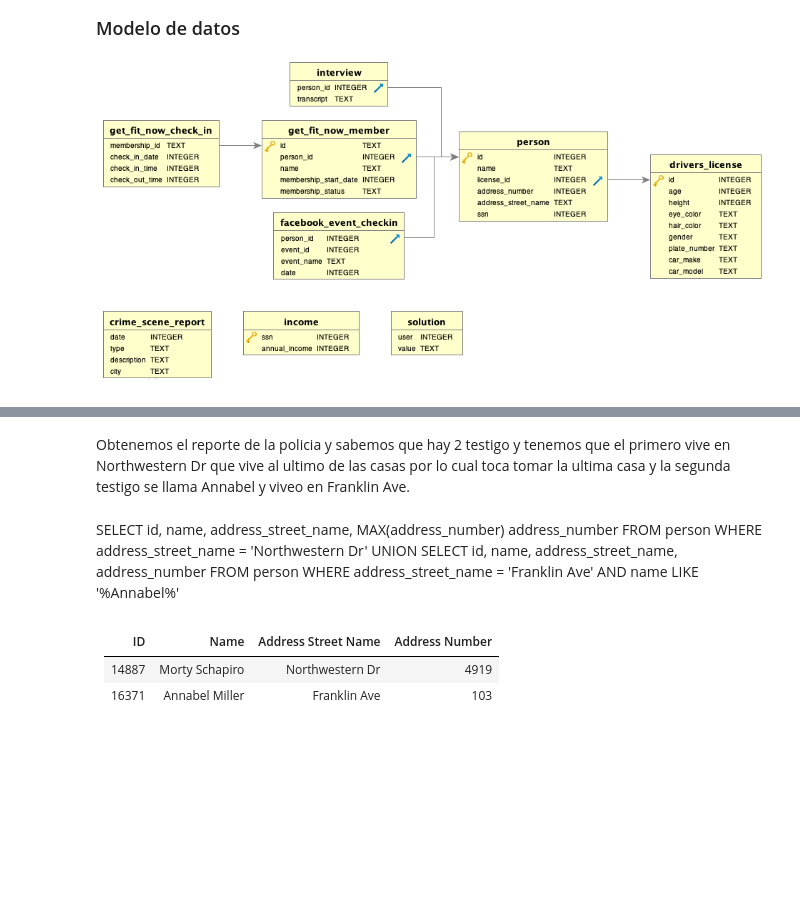
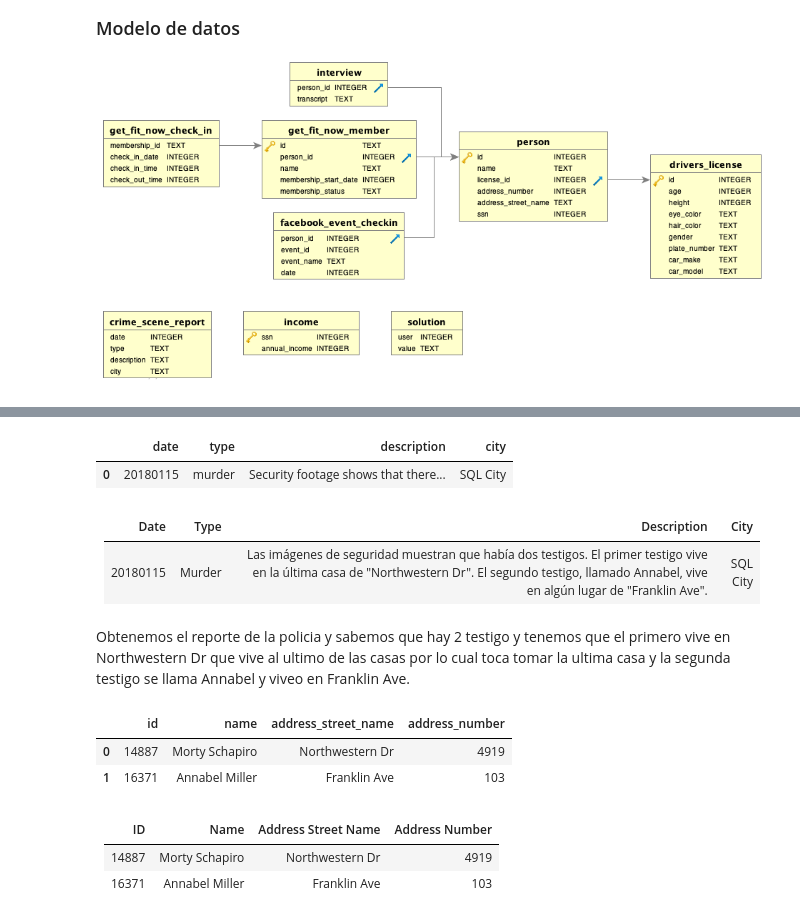
Before and after one commit to rafaneda7/Team-Challenge---Team-Nancy-Drew, a Jupyter notebook: Parte_I_SQL Game.ipynb, the cells around one changed output, grey strips where cells are left out. Drawn from its saved outputs; the diff is of its cells as text; code cells hidden in the pictures; blank space fills up the shorter version.

Commit message:
SQL Crime
Ultimas modificaciones

```diff
--- a/Parte_I_SQL Game.ipynb
+++ b/Parte_I_SQL Game.ipynb
@@ -39,14 +38,41 @@ AND type = 'murder'
+# %%
+query = '''
+SELECT *
+FROM crime_scene_report
+WHERE date = '20180115'
+AND city = 'SQL City'
+AND type = 'murder';
+'''
+
+df = pd.read_sql(query, conn)
+df
+# %% [output]
+|  | date | type | description | city |
+| 0 | 20180115 | murder | Security footage shows that there... | SQL City |
+# %% [markdown]
+| Date       | Type   | Description                                                                                                  | City     |
+|------------|--------|--------------------------------------------------------------------------------------------------------------|----------|
+| 20180115   | Murder | Las imágenes de seguridad muestran que había dos testigos. El primer testigo vive en la última casa de "Northwestern Dr". El segundo testigo, llamado Annabel, vive en algún lugar de "Franklin Ave". | SQL City |
 # %% [markdown]
 Obtenemos el reporte de la policia y sabemos que hay 2 testigo y tenemos que el primero vive en Northwestern Dr que vive al ultimo de las casas por lo cual toca tomar la ultima casa y la segunda testigo se llama Annabel y viveo en Franklin Ave.
-# %% [markdown]
-SELECT id, name, address_street_name, MAX(address_number) address_number
-FROM person
-WHERE address_street_name = 'Northwestern Dr'
-UNION
-SELECT id, name, address_street_name, address_number
-FROM person
-WHERE address_street_name = 'Franklin Ave'
-AND name LIKE '%Annabel%'
+# %%
+query = """
+SELECT id, name, address_street_name, MAX(address_number) address_number
+FROM person
+WHERE address_street_name = 'Northwestern Dr'
+UNION
+SELECT id, name, address_street_name, address_number
+FROM person
+WHERE address_street_name = 'Franklin Ave'
+AND name LIKE '%Annabel%';
+"""
+
+df = pd.read_sql(query, conn)
+df
+# %% [output]
+|  | id | name | address_street_name | address_number |
+| 0 | 14887 | Morty Schapiro | Northwestern Dr | 4919 |
+| 1 | 16371 | Annabel Miller | Franklin Ave | 103 |
 # %% [markdown]
 | ID     | Name            | Address Street Name | Address Number |
 |--------|-----------------|---------------------|----------------|
```
Also changed, not shown: parts of 25 cells of this notebook, 1 other file.
